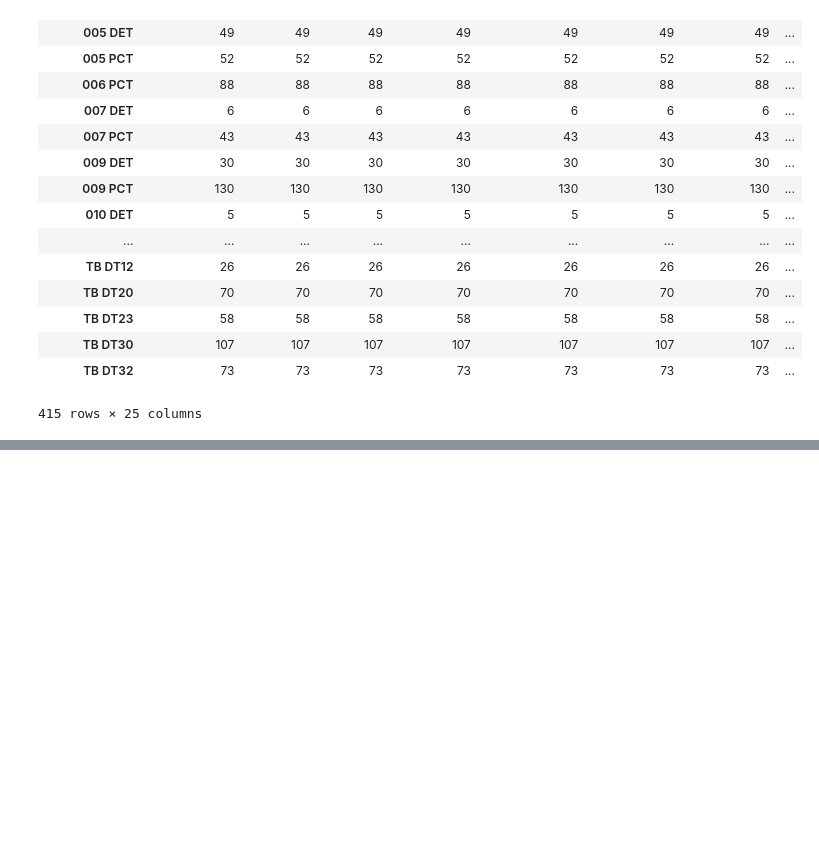
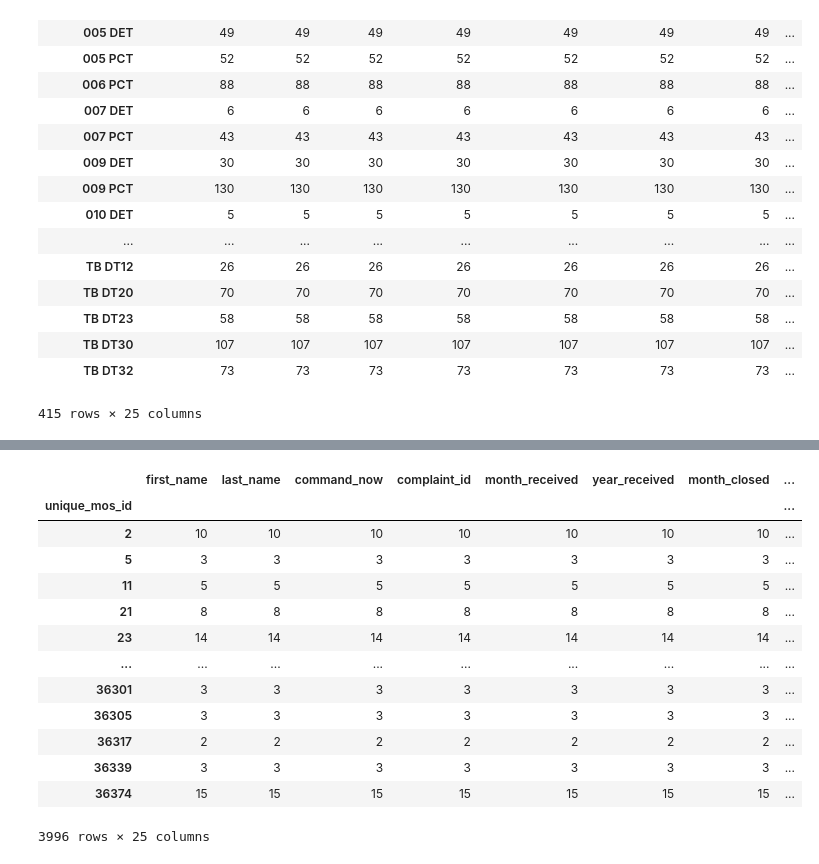
Before and after one commit to MarilynSasha/NEWPROJECT, a Jupyter notebook: AllegedComplaints.7.27.20.ipynb, the cells around one changed output, grey strips where cells are left out. Saved outputs shown, nothing was run; the diff lists cells and outputs as text; code cells hidden in the pictures; blank space fills up the shorter version.

```diff
--- a/AllegedComplaints.7.27.20.ipynb
+++ b/AllegedComplaints.7.27.20.ipynb
@@ -109,0 +114,17 @@ complaints.groupby('precinct').count()
+# %%
+complaints.groupby('unique_mos_id').count()
+# %% [output]
+|  | first_name | last_name | command_now | complaint_id | month_received | year_received | month_closed | ... |
+| unique_mos_id |  |  |  |  |  |  |  | ... |
+| 2 | 10 | 10 | 10 | 10 | 10 | 10 | 10 | ... |
+| 5 | 3 | 3 | 3 | 3 | 3 | 3 | 3 | ... |
+| 11 | 5 | 5 | 5 | 5 | 5 | 5 | 5 | ... |
+| 21 | 8 | 8 | 8 | 8 | 8 | 8 | 8 | ... |
+| 23 | 14 | 14 | 14 | 14 | 14 | 14 | 14 | ... |
+| ... | ... | ... | ... | ... | ... | ... | ... | ... |
+| 36301 | 3 | 3 | 3 | 3 | 3 | 3 | 3 | ... |
+| 36305 | 3 | 3 | 3 | 3 | 3 | 3 | 3 | ... |
+| 36317 | 2 | 2 | 2 | 2 | 2 | 2 | 2 | ... |
+| 36339 | 3 | 3 | 3 | 3 | 3 | 3 | 3 | ... |
+| 36374 | 15 | 15 | 15 | 15 | 15 | 15 | 15 | ... |
+3996 rows × 25 columns
```
Also changed, not shown: parts of 10 cells of this notebook.
